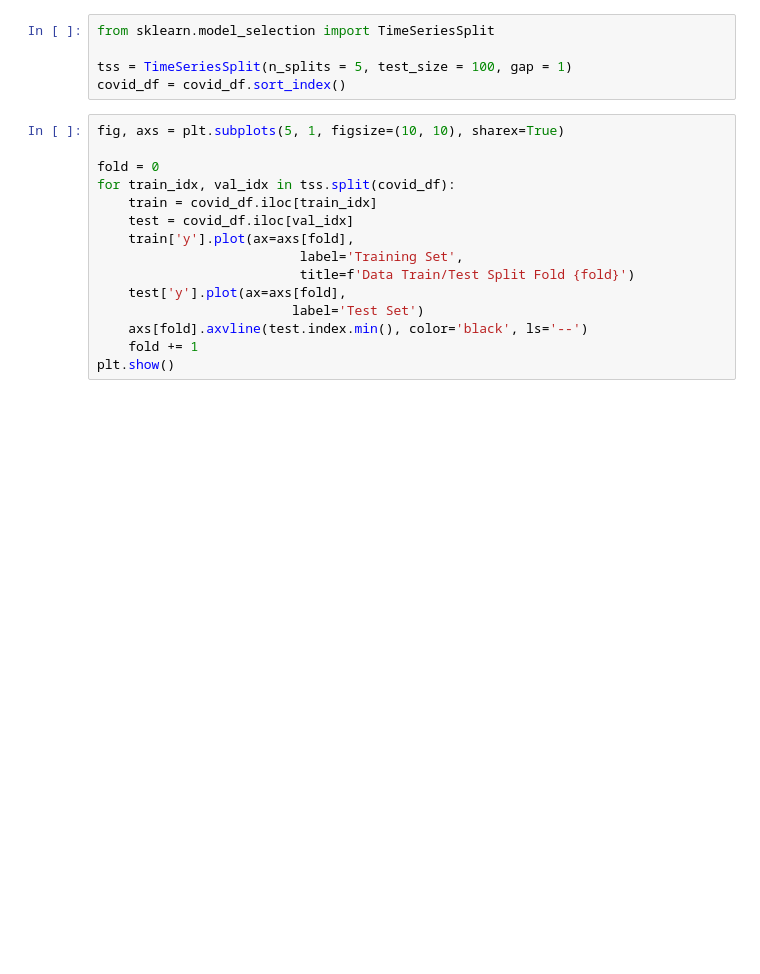
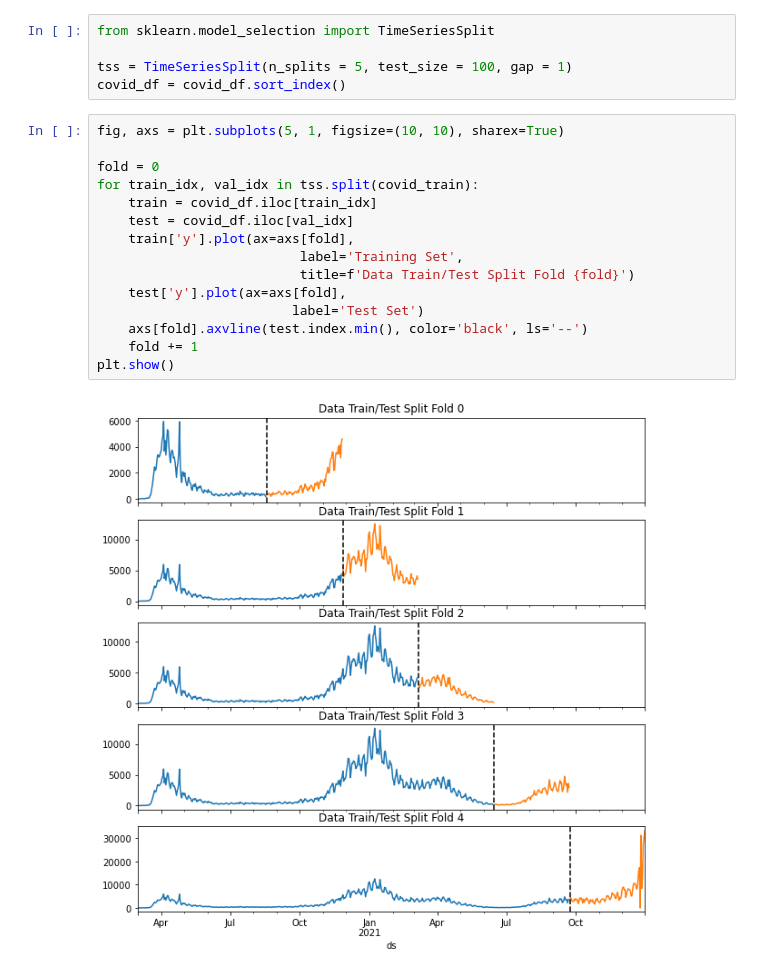
Before and after one commit to danielhe-nu/STAT390-Snowman, a Jupyter notebook: Daniel Final/NewYork_XGBoost.ipynb, the cells around one changed output. Saved outputs shown, nothing was run; the diff lists cells and outputs as text; blank space fills up the shorter version.

```diff
--- a/Daniel Final/NewYork_XGBoost.ipynb
+++ b/Daniel Final/NewYork_XGBoost.ipynb
@@ -128,18 +128,20 @@ covid_df = covid_df.sort_index()
 # %%
 fig, axs = plt.subplots(5, 1, figsize=(10, 10), sharex=True)
 
 fold = 0
-for train_idx, val_idx in tss.split(covid_df):
+for train_idx, val_idx in tss.split(covid_train):
     train = covid_df.iloc[train_idx]
     test = covid_df.iloc[val_idx]
     train['y'].plot(ax=axs[fold],
                           label='Training Set',
                           title=f'Data Train/Test Split Fold {fold}')
     test['y'].plot(ax=axs[fold],
                          label='Test Set')
     axs[fold].axvline(test.index.min(), color='black', ls='--')
     fold += 1
 plt.show()
+# %% [output]
+[figure, added]
 # %%
 tss = TimeSeriesSplit(n_splits=5, test_size=100, gap=1)
 covid_df = covid_df.sort_index()
```
Also changed, not shown: parts of 10 cells of this notebook, 8 other files.
